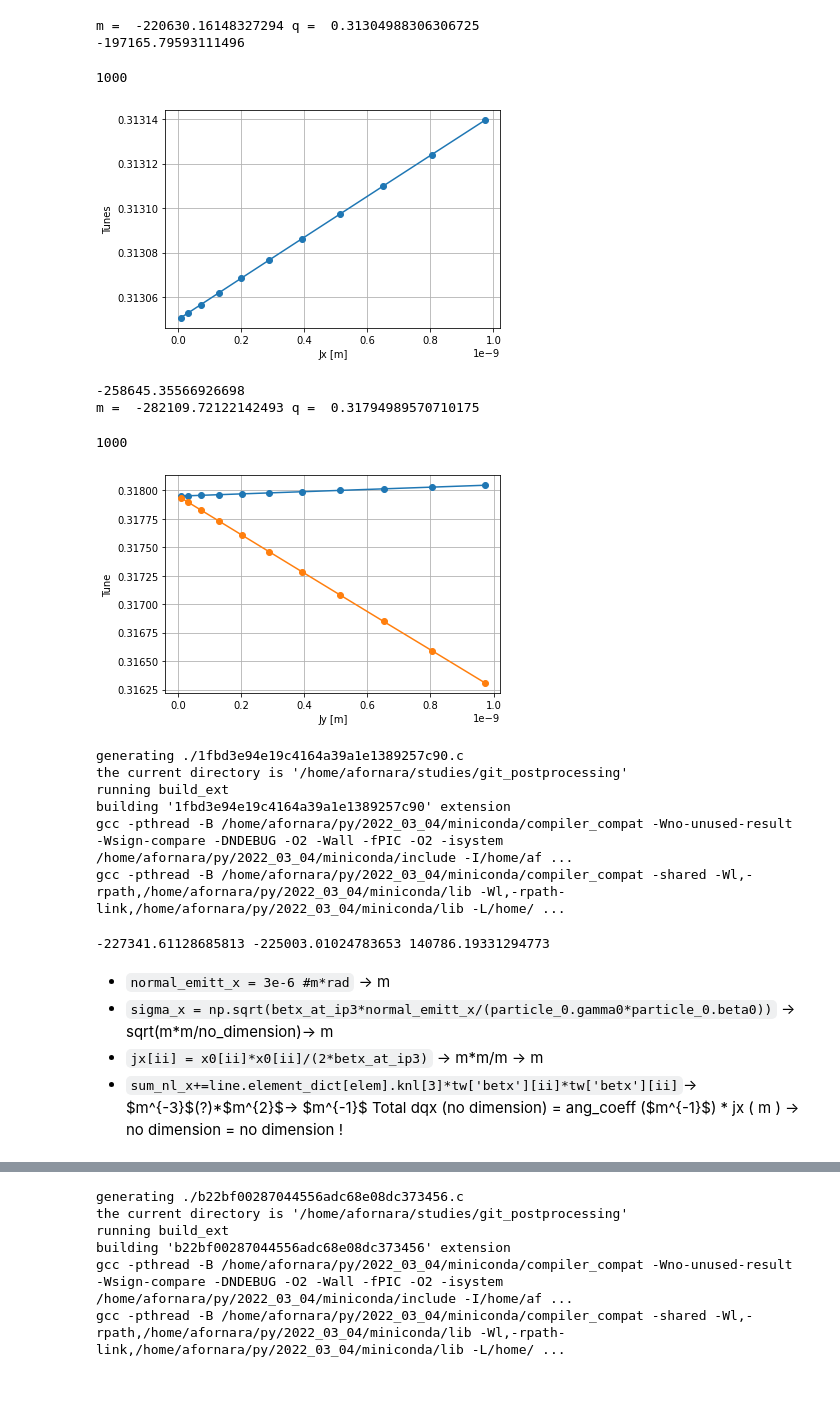
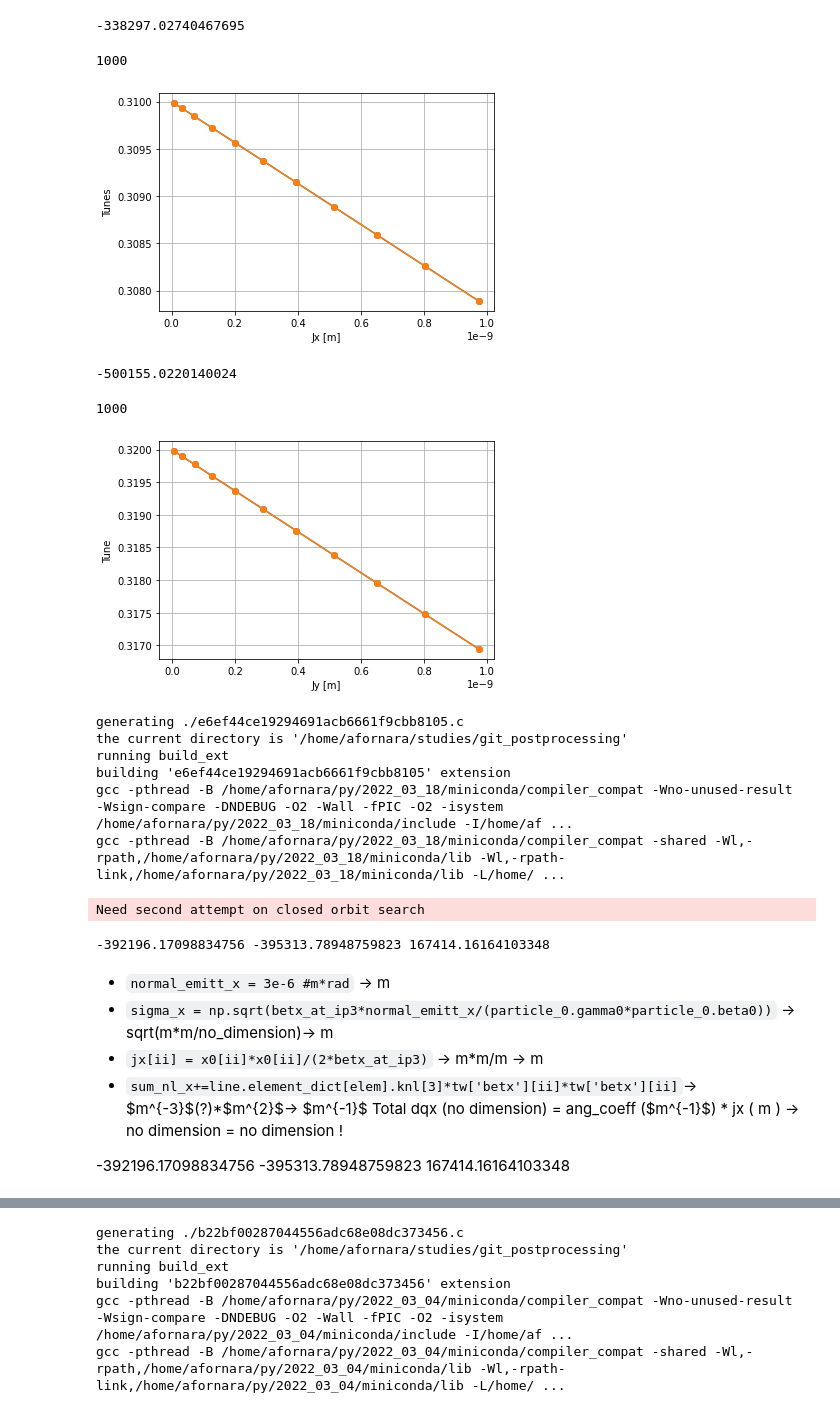
Before and after one commit to andreafornara/git_postprocessing, a Jupyter notebook: Atomic_HL.ipynb, the cells around one changed output, grey strips where cells are left out. Drawn from its saved outputs; the diff is of its cells as text; code cells hidden in the pictures.

````diff
--- a/Atomic_HL.ipynb
+++ b/Atomic_HL.ipynb
@@ -129,8 +142,8 @@ print(qy_normal)
 # %%
-qx_oct = [0.3130392367767762, 0.3130072668477651, 0.31295406648644775, 0.3128796612559198, 0.31278408167925603, 0.31266730805307313, 0.3125293308986112, 0.31237011602780185, 0.31218961238811094, 0.3119877663612319, 0.3117645252777741]
-qx_no_oct = [0.31305066000753434, 0.3130529022749124, 0.31305663178354837, 0.3130618428745969, 0.3130685303763514, 0.3130766895984234, 0.3130863204690079, 0.31309740543336223, 0.31310996044315864, 0.3131239669885427, 0.31313943088427765]
-qy_oct = [0.31793628278655894, 0.31789544259934155, 0.31782737942221667, 0.3177320814777581, 0.31760956634590476, 0.31745986045967894, 0.3172830122856016, 0.31707915400236925, 0.3168487597641903, 0.3165924554773461, 0.3163082566310991]
-qy_no_oct = [0.3179506881505412, 0.3179530622785385, 0.3179570188226742, 0.3179625562382878, 0.31796968217004856, 0.3179783816723068, 0.31798866902724254, 0.31800053237955056, 0.3180139789749532, 0.318029008611634, 0.31804562082779614]
+qx_oct = [0.3099826737092824, 0.30993062159779705, 0.30984374507819573, 0.30972197446703315, 0.309565246088411, 0.3093735283709684, 0.3091468141731755, 0.3088851159943467, 0.3085884664808147, 0.3082569342219985, 0.30789059896464577]
+qx_no_oct = [0.3099826737092824, 0.30993062159779705, 0.30984374507819573, 0.30972197446703315, 0.309565246088411, 0.3093735283709684, 0.3091468141731755, 0.3088851159943467, 0.3085884664808147, 0.3082569342219985, 0.30789059896464577]
+qy_oct = [0.3199746258057827, 0.3198984979596786, 0.3197716655720019, 0.3195941970267713, 0.31936618958567975, 0.3190877638200154, 0.318759067297167, 0.3183802701326344, 0.3179515657431874, 0.3174731691956555, 0.31694531571443424]
+qy_no_oct = [0.3199746258057807, 0.31989849795968817, 0.31977166557199693, 0.3195941970267799, 0.31936618958565605, 0.3190877638200177, 0.31875906729715303, 0.3183802701326396, 0.317951565743177, 0.31747316919564134, 0.3169453157144137]
 # %%
 #Monitor detuning study, x direction
 x0 = np.array([mysigma*sigma_x[0] for mysigma in np.linspace(0.2,2.2,N_particles)])
@@ -144,76 +157,76 @@ for ii in range(N_particles):
 
 
 plt.plot(jx,qx_no_oct,'-o');
-#plt.plot(jx,qx_oct,'-o')
+plt.plot(jx,qx_oct,'-o')
 plt.grid()
-#plt.ylim(-0.002,0.005)
+#plt.xlim(jx[4],jx[10])
 #print(j[0],dq[0],j[8],dq[8])
 plt.ylabel('Tunes')
 plt.xlabel('Jx [m]')
 
 
-slope, intercept, r_value, p_value, std_err = linregress([jx[0],jx[2]],[qx_oct[0],qx_oct[2]])
-print('m = ',slope/6,'q = ',intercept)
-m = ((qx_oct[2]-qx_oct[0])+(140786.19331294773*(jy[2]-jy[0])))/(jx[2]-jx[0])
+#slope, intercept, r_value, p_value, std_err = linregress([jx[0],jx[10]],[qx_oct[0],qx_oct[10]])
+#print('m = ',slope/6,'q = ',intercept)
+m = ((qx_oct[10]-qx_oct[0])+(137991.53677331618*(jy[10]-jy[0])))/(jx[10]-jx[0])
 print(m/6)
 
 #print(tracker_monitor.record_last_track.x[0])
 #len(tracker_monitor.record_last_track.x[0])
 len(my_result['x'][:,ii])
 # %% [output]
-m =  -220630.16148327294 q =  0.31304988306306725
--197165.79593111496
+-338297.02740467695
 1000
-[figure, old version]
+[figure, new version]
 # %%
 #Monitor detuning study, x direction
 x0 = np.array([mysigma*sigma_x[0] for mysigma in np.linspace(0.2,2.2,N_particles)])
 
 jy = np.zeros(N_particles)
 
 
 for ii in range(N_particles):
     jy[ii] = y0[ii]*y0[ii]/(2*bety_at_ip3)
 
 
 
 plt.plot(jy,qy_no_oct,'-o');
 plt.plot(jy,qy_oct,'-o')
 plt.grid()
 #plt.ylim(-0.002,0.005)
 #print(j[0],dq[0],j[8],dq[8])
 plt.ylabel('Tune')
 plt.xlabel('Jy [m]')
-m = ((qy_oct[2]-qy_oct[0])+(140786.19331294773*(jx[2]-jx[0])))/(jy[2]-jy[0])
+m = ((qy_oct[10]-qy_oct[0])+(137991.53677331618*(jx[10]-jx[0])))/(jy[10]-jy[0])
 print(m/6)
 
-slope, intercept, r_value, p_value, std_err = linregress([jy[0],jy[2]],[qy_oct[0],qy_oct[2]])
+#slope, intercept, r_value, p_value, std_err = linregress([jy[0],jy[2]],[qy_oct[0],qy_oct[2]])
 #slope = slope/6+140786.19331294773*jx[2]
-print('m = ',slope/6,'q = ',intercept)
+#print('m = ',slope/6,'q = ',intercept)
 
 #print(tracker_monitor.record_last_track.x[0])
 #len(tracker_monitor.record_last_track.x[0])
 len(my_result['x'][:,ii])
 # %% [output]
--258645.35566926698
-m =  -282109.72122142493 q =  0.31794989570710175
+-500155.0220140024
 1000
-[figure, old version]
+[figure, new version]
 # %%
 tracker1 = xt.Tracker(_context=ctx_cpu, line=line)
-tw = tracker1.twiss(particle_0)
+#tw = tracker1.twiss(particle_0)
+tw = tracker_normal.twiss(ref)
 # %% [output]
-generating ./1fbd3e94e19c4164a39a1e1389257c90.c
+generating ./e6ef44ce19294691acb6661f9cbb8105.c
 the current directory is '/home/afornara/studies/git_postprocessing'
 running build_ext
-building '1fbd3e94e19c4164a39a1e1389257c90' extension
-gcc -pthread -B /home/afornara/py/2022_03_04/miniconda/compiler_compat -Wno-unused-result -Wsign-compare -DNDEBUG -O2 -Wall -fPIC -O2 -isystem /home/afornara/py/2022_03_04/miniconda/include -I/home/af ...
-gcc -pthread -B /home/afornara/py/2022_03_04/miniconda/compiler_compat -shared -Wl,-rpath,/home/afornara/py/2022_03_04/miniconda/lib -Wl,-rpath-link,/home/afornara/py/2022_03_04/miniconda/lib -L/home/ ...
+building 'e6ef44ce19294691acb6661f9cbb8105' extension
+gcc -pthread -B /home/afornara/py/2022_03_18/miniconda/compiler_compat -Wno-unused-result -Wsign-compare -DNDEBUG -O2 -Wall -fPIC -O2 -isystem /home/afornara/py/2022_03_18/miniconda/include -I/home/af ...
+gcc -pthread -B /home/afornara/py/2022_03_18/miniconda/compiler_compat -shared -Wl,-rpath,/home/afornara/py/2022_03_18/miniconda/lib -Wl,-rpath-link,/home/afornara/py/2022_03_18/miniconda/lib -L/home/ ...
+Need second attempt on closed orbit search
 # %%
-with open('line.json', 'r') as fid:
+with open('hl_line.json', 'r') as fid:
     loaded_dct = json.load(fid)
 line = xt.Line.from_dict(loaded_dct)
-line.vars['i_mo'] = i_mo
+line.vars['i_mo'] = 250
 sum_nl_x = 0.0
 sum_nl_y = 0.0
 sum_nl_xy = 0.0
@@ -238,10 +251,12 @@ m_xy = (-sum_nl_xy)/(8*np.pi)
 
 print(m_x,m_y,m_xy)
 # %% [output]
--227341.61128685813 -225003.01024783653 140786.19331294773
+-392196.17098834756 -395313.78948759823 167414.16164103348
 # %% [markdown]
 - ```normal_emitt_x = 3e-6 #m*rad``` -> m
 - ```sigma_x = np.sqrt(betx_at_ip3*normal_emitt_x/(particle_0.gamma0*particle_0.beta0))``` -> sqrt(m*m/no_dimension)-> m
 - ```jx[ii] = x0[ii]*x0[ii]/(2*betx_at_ip3)``` -> m*m/m -> m
 - ```sum_nl_x+=line.element_dict[elem].knl[3]*tw['betx'][ii]*tw['betx'][ii]```-> $m^{-3}$(?)*$m^{2}$-> $m^{-1}$
 Total dqx (no dimension) = ang_coeff ($m^{-1}$) * jx ( m ) -> no dimension = no dimension !
+
+-392196.17098834756 -395313.78948759823 167414.16164103348
````
Also changed, not shown: parts of 9 cells of this notebook, 3 other files.
